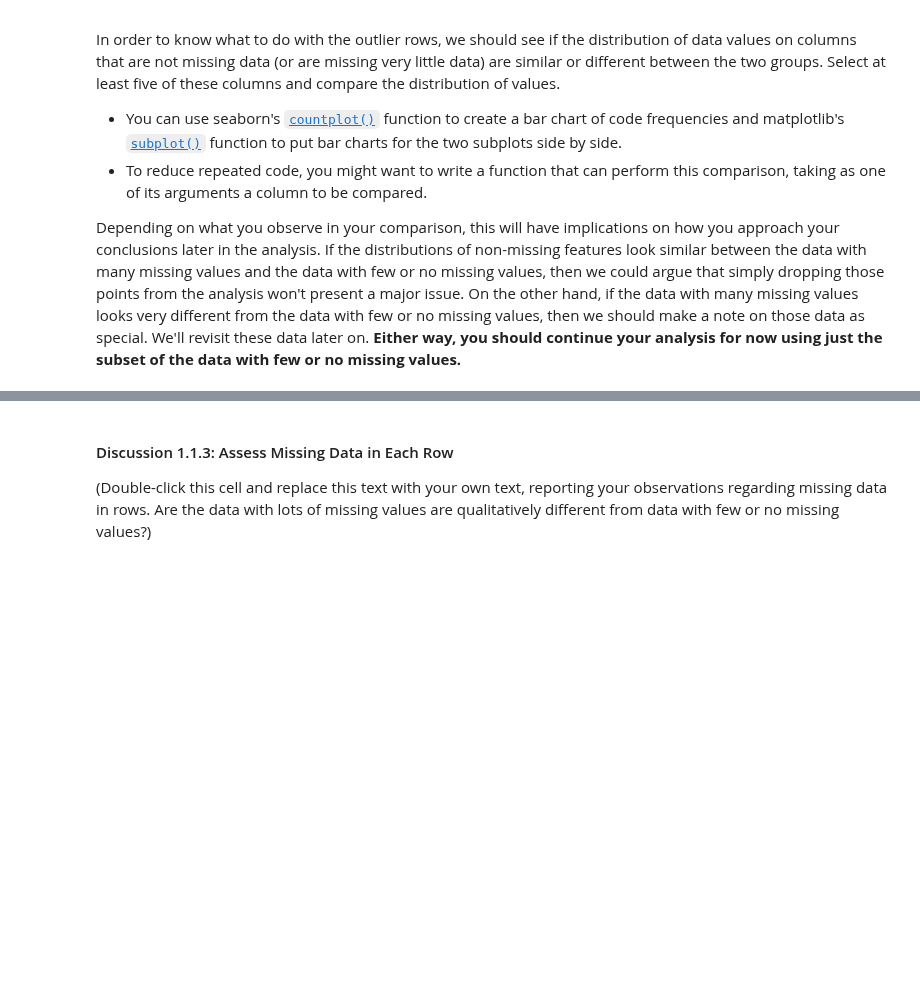
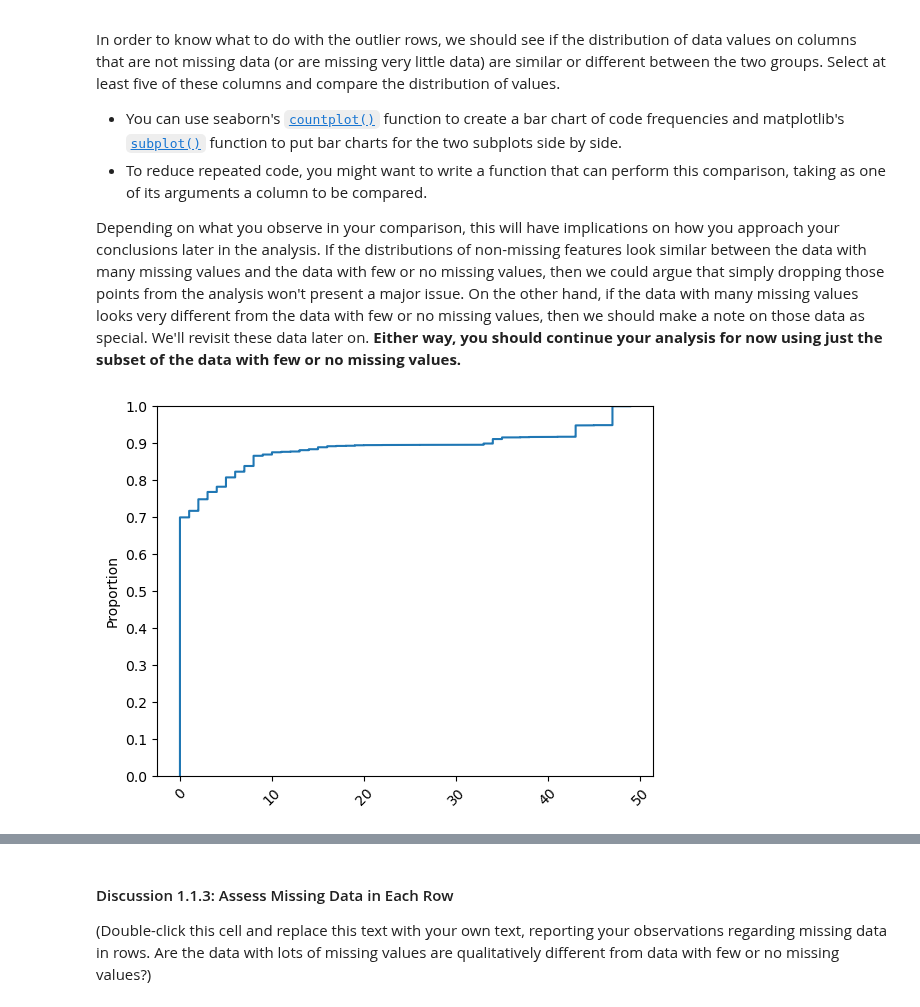
Before and after one commit to charlesbeacham/unsupervised_udacity, a Jupyter notebook: Identify_Customer_Segments.ipynb, the cells around one changed output, grey strips where cells are left out. Drawn from its saved outputs; the diff is of its cells as text; code cells hidden in the pictures; blank space fills up the shorter version.

Commit message:
initial explore missing rows

```diff
--- a/Identify_Customer_Segments.ipynb
+++ b/Identify_Customer_Segments.ipynb
@@ -241,0 +240,10 @@ Depending on what you observe in your comparison, this will have implications on
+# %%
+# How much data is missing in each row of the dataset?
+missing_row = azdias.isnull().sum(axis=1)
+
+fig, ax = plt.subplots()
+sns.ecdfplot(missing_row, ax=ax);
+plt.xticks(rotation=45);
+ax.set_yticks(list(np.arange(0.0,1.1,0.1)));
+# %% [output]
+[figure, added]
```
Also changed, not shown: parts of 2 cells of this notebook.
